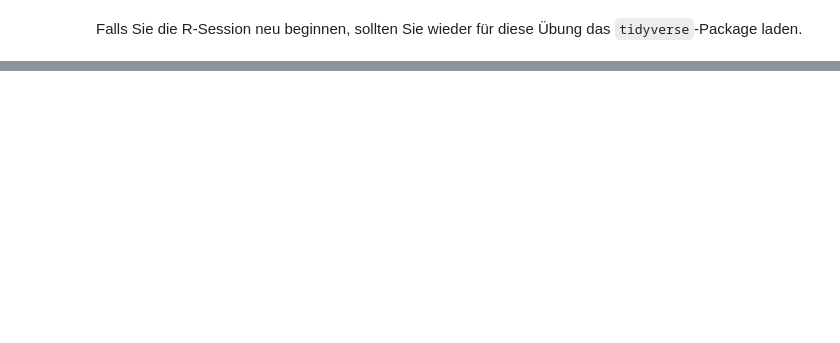
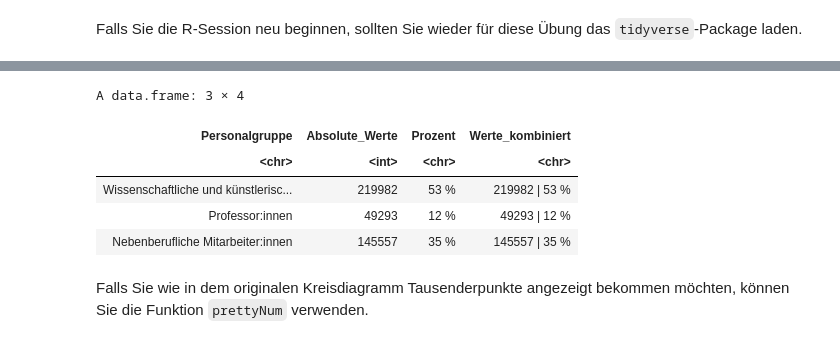
Before and after one commit to SchenbergZY/Tabelle-Fallstudie-1, a Jupyter notebook: notebook/R_Übung_Reprodu.ipynb, the cells around one changed output, grey strips where cells are left out. Saved outputs shown, nothing was run; the diff lists cells and outputs as text; code cells hidden in the pictures; blank space fills up the shorter version.

```diff
--- a/notebook/R_Übung_Reprodu.ipynb
+++ b/notebook/R_Übung_Reprodu.ipynb
@@ -79,0 +143,11 @@ library(tidyverse)
+# %%
+Professoren_Insgesamt <- filter(Tabellendaten, Tabellendaten$Angestelltenverhaeltnis == "Professoren" &
+                Tabellendaten$Geschlecht == "Insgesamt")
+
+Hauptberuflich_Insgesamt <- filter(Tabellendaten, Tabellendaten$Angestelltenverhaeltnis == "Hauptberufl. wissenschaftl. u. künstler. Personal" &
+                                     Tabellendaten$Geschlecht == "Insgesamt")
+
+Hauptberuflich_exlusive_Professoren <- Hauptberuflich_Insgesamt$Angestelltenzahl_2020 - Professoren_Insgesamt$Angestelltenzahl_2020
+
+#Wert anzeigen lassen
+Hauptberuflich_exlusive_Professoren
@@ -79,0 +163,2 @@ library(tidyverse)
+# %%
+Personalgruppe <- c("Wissenschaftliche und künstlerische Mitarbeiter:innen", "Professor:innen", "Nebenberufliche Mitarbeiter:innen")
@@ -79,0 +197,16 @@ library(tidyverse)
+# %%
+#Varibale "Prozent" erzeugen
+Daten_kreisdiagramm$Prozent <- paste(round(Daten_kreisdiagramm$Absolute_Werte/sum(Daten_kreisdiagramm$Absolute_Werte)*100,0), "%")
+
+#Absolute Werte und Prozentwerte kombinieren
+Daten_kreisdiagramm$Werte_kombiniert <- paste(Daten_kreisdiagramm$Absolute_Werte, sep = " | ", Daten_kreisdiagramm$Prozent)
+
+#Neue Variablen begutachten
+Daten_kreisdiagramm
+# %% [output]
+A data.frame: 3 × 4
+| Personalgruppe | Absolute_Werte | Prozent | Werte_kombiniert |
+| <chr> | <int> | <chr> | <chr> |
+| Wissenschaftliche und künstlerisc... | 219982 | 53 % | 219982 | 53 % |
+| Professor:innen | 49293 | 12 % | 49293 | 12 % |
+| Nebenberufliche Mitarbeiter:innen | 145557 | 35 % | 145557 | 35 % |
@@ -79,0 +218,2 @@ library(tidyverse)
+# %% [markdown]
+Falls Sie wie in dem originalen Kreisdiagramm Tausenderpunkte angezeigt bekommen möchten, können Sie die Funktion `prettyNum` verwenden.
```
Also changed, not shown: parts of 28 cells of this notebook.
